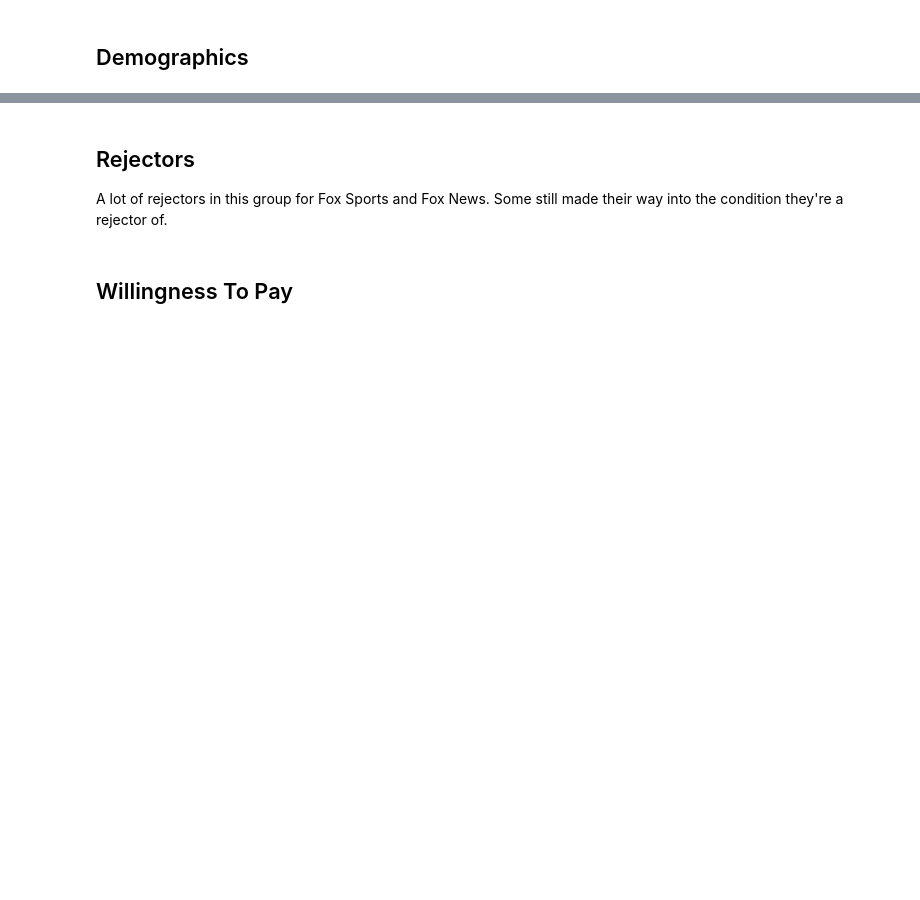
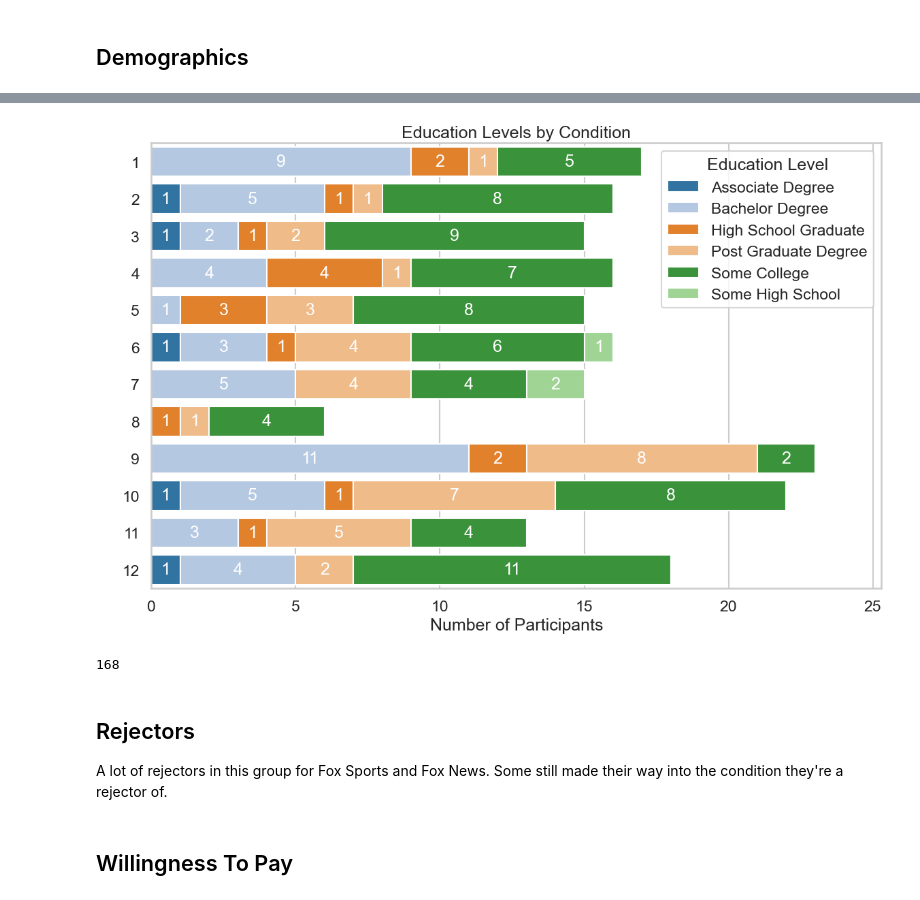
Before and after one commit to drjyun/Fox, a Jupyter notebook: surveys.ipynb, the cells around one changed output, grey strips where cells are left out. Drawn from its saved outputs; the diff is of its cells as text; code cells hidden in the pictures; blank space fills up the shorter version.

```diff
--- a/surveys.ipynb
+++ b/surveys.ipynb
@@ -311,0 +397,76 @@ ax.set_xlim(right=10)
+# %%
+# Group the data by condition and education level to get the counts
+education_counts = demos.groupby(['cond', 'education']).size().unstack().fillna(0)
+
+# Prepare the data for plotting
+education_counts = education_counts.reset_index()
+
+# Calculate the maximum sum of participants in any condition
+max_sum = education_counts.iloc[:, 1:].sum(axis=1).max()
+
+custom_labels = {
+    "Associate's Degree": "Associate Degree",
+    "Bachelor's Degree": "Bachelor Degree",
+    "High school graduate, diploma or equivalent (such as GED)": "High School Graduate",
+    "Post-graduate degree (for example: Master's, JD, MD, PhD)": "Post Graduate Degree",
+    "Some college credit, no degree": "Some College",
+    "Some high school, no diploma": "Some High School"
+}
+
+# Plot the data using seaborn
+plt.figure(figsize=(12, 8))
+
+# Create a bar plot for each education level
+bottoms = pd.Series([0] * len(education_counts['cond']))
+for level in education_counts.columns[1:]:
+    bar = sns.barplot(
+        x=education_counts[level],
+        y=education_counts['cond'],
+        label=custom_labels.get(level, level),
+        color=sns.color_palette('tab20')[education_counts.columns[1:].tolist().index(level)],
+        left=bottoms,
+        orient='h'
+    )
+    bottoms += education_counts[level]
+
+# Annotate the bars with the counts in the middle of each bar
+for i in range(len(education_counts)):
+    bottom = 0
+    for j, level in enumerate(education_counts.columns[1:]):
+        count = education_counts.at[i, level]
+        if count > 0:
+            plt.text(
+                bottom + count / 2,
+                i,
+                int(count),
+                color='white',
+                ha='center',
+                va='center'
+            )
+        bottom += count
+
+# Set the x-axis limit to the maximum sum of participants in any condition
+plt.xlim(0, max_sum * 1.1)  # Adding some padding for better visualization
+
+# Set the labels and title
+plt.xlabel('Number of Participants')
+plt.ylabel('  ')
+plt.title('Education Levels by Condition')
+
+
+# Customize and display the legend
+handles, labels = plt.gca().get_legend_handles_labels()
+plt.legend(handles=handles, labels=labels, title='Education Level', loc='upper right') # bbox_to_anchor=(1.05, 1),
+
+
+# Show the plot
+plt.tight_layout()
+plt.show()
+# %% [output]
+[figure, added]
+# %%
+demo_sum_flat.columns = ['cond', 'Participants', 'Age_Min', 'Age_Mean', 'Age_Max', 'Age_Std', 'Female_Count', 'Male_Count']
+demo_sum_flat['Participants'].sum()
+demo_sum_filtered.Participants.sum()
+# %% [output]
+168
```
Also changed, not shown: parts of 9 cells of this notebook.
